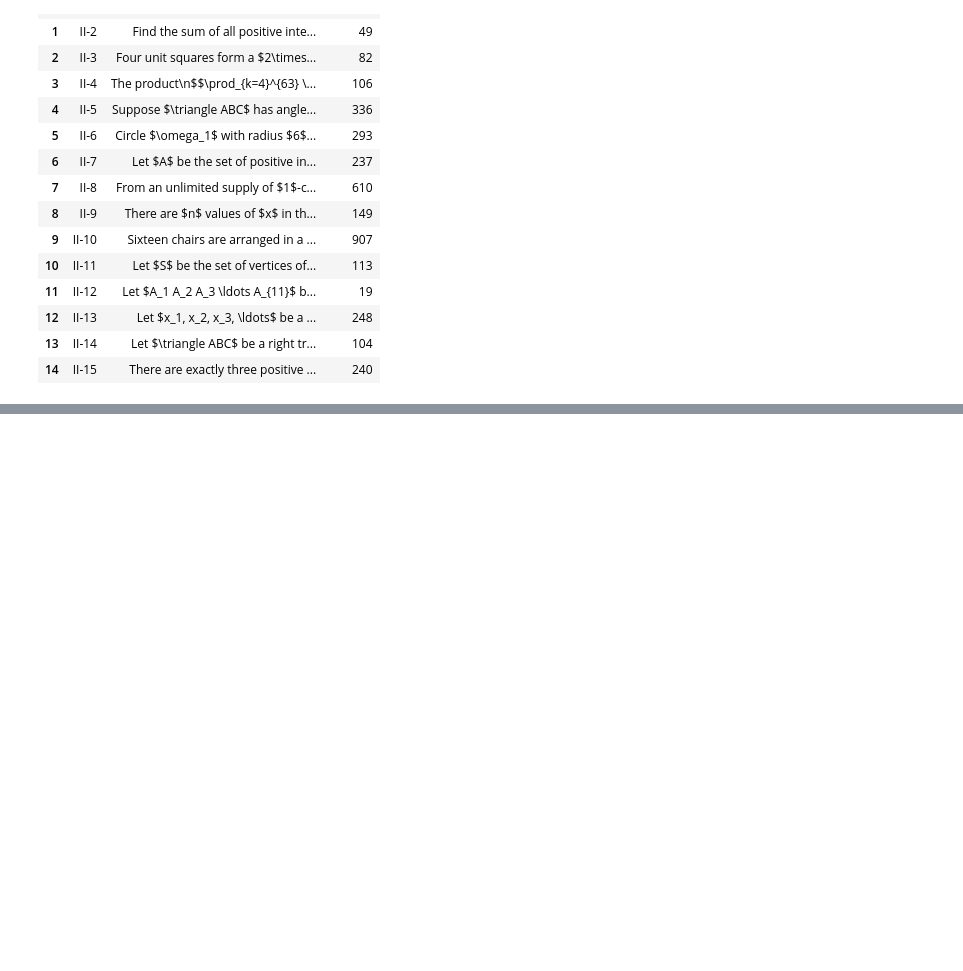
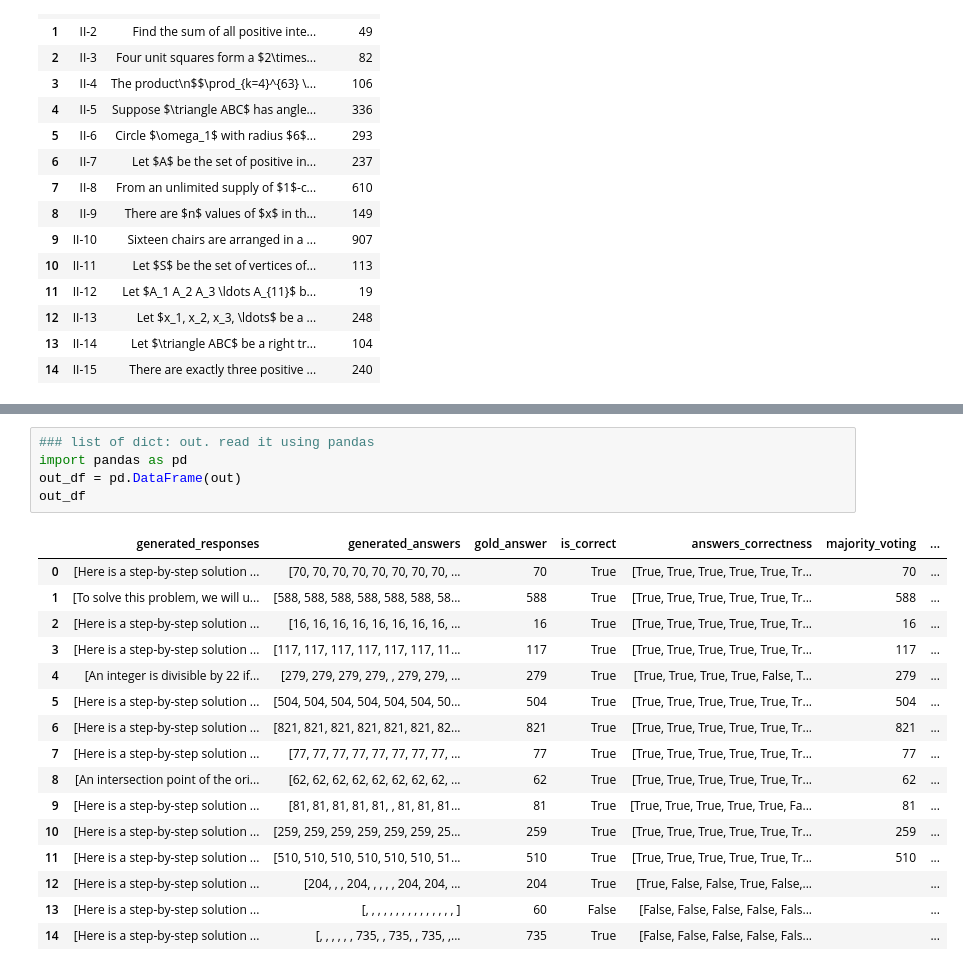
Before and after one commit to FrozenWolf-Cyber/Math-PRM, a Jupyter notebook: aime_test.ipynb, the cells around one changed output, grey strips where cells are left out. Drawn from its saved outputs; the diff is of its cells as text; blank space fills up the shorter version.

```diff
--- a/aime_test.ipynb
+++ b/aime_test.ipynb
@@ -373,0 +420,22 @@ Prediction is correct: True
+# %%
+### list of dict: out. read it using pandas
+import pandas as pd
+out_df = pd.DataFrame(out)
+out_df
+# %% [output]
+|  | generated_responses | generated_answers | gold_answer | is_correct | answers_correctness | majority_voting | ... |
+| 0 | [Here is a step-by-step solution ... | [70, 70, 70, 70, 70, 70, 70, 70, ... | 70 | True | [True, True, True, True, True, Tr... | 70 | ... |
+| 1 | [To solve this problem, we will u... | [588, 588, 588, 588, 588, 588, 58... | 588 | True | [True, True, True, True, True, Tr... | 588 | ... |
+| 2 | [Here is a step-by-step solution ... | [16, 16, 16, 16, 16, 16, 16, 16, ... | 16 | True | [True, True, True, True, True, Tr... | 16 | ... |
+| 3 | [Here is a step-by-step solution ... | [117, 117, 117, 117, 117, 117, 11... | 117 | True | [True, True, True, True, True, Tr... | 117 | ... |
+| 4 | [An integer is divisible by 22 if... | [279, 279, 279, 279, , 279, 279, ... | 279 | True | [True, True, True, True, False, T... | 279 | ... |
+| 5 | [Here is a step-by-step solution ... | [504, 504, 504, 504, 504, 504, 50... | 504 | True | [True, True, True, True, True, Tr... | 504 | ... |
+| 6 | [Here is a step-by-step solution ... | [821, 821, 821, 821, 821, 821, 82... | 821 | True | [True, True, True, True, True, Tr... | 821 | ... |
+| 7 | [Here is a step-by-step solution ... | [77, 77, 77, 77, 77, 77, 77, 77, ... | 77 | True | [True, True, True, True, True, Tr... | 77 | ... |
+| 8 | [An intersection point of the ori... | [62, 62, 62, 62, 62, 62, 62, 62, ... | 62 | True | [True, True, True, True, True, Tr... | 62 | ... |
+| 9 | [Here is a step-by-step solution ... | [81, 81, 81, 81, 81, , 81, 81, 81... | 81 | True | [True, True, True, True, True, Fa... | 81 | ... |
+| 10 | [Here is a step-by-step solution ... | [259, 259, 259, 259, 259, 259, 25... | 259 | True | [True, True, True, True, True, Tr... | 259 | ... |
+| 11 | [Here is a step-by-step solution ... | [510, 510, 510, 510, 510, 510, 51... | 510 | True | [True, True, True, True, True, Tr... | 510 | ... |
+| 12 | [Here is a step-by-step solution ... | [204, , , 204, , , , , 204, 204, ... | 204 | True | [True, False, False, True, False,... |  | ... |
+| 13 | [Here is a step-by-step solution ... | [, , , , , , , , , , , , , , , ] | 60 | False | [False, False, False, False, Fals... |  | ... |
+| 14 | [Here is a step-by-step solution ... | [, , , , , , 735, , 735, , 735, ,... | 735 | True | [False, False, False, False, Fals... |  | ... |
```
Also changed, not shown: parts of 9 cells of this notebook, 19 other files.
